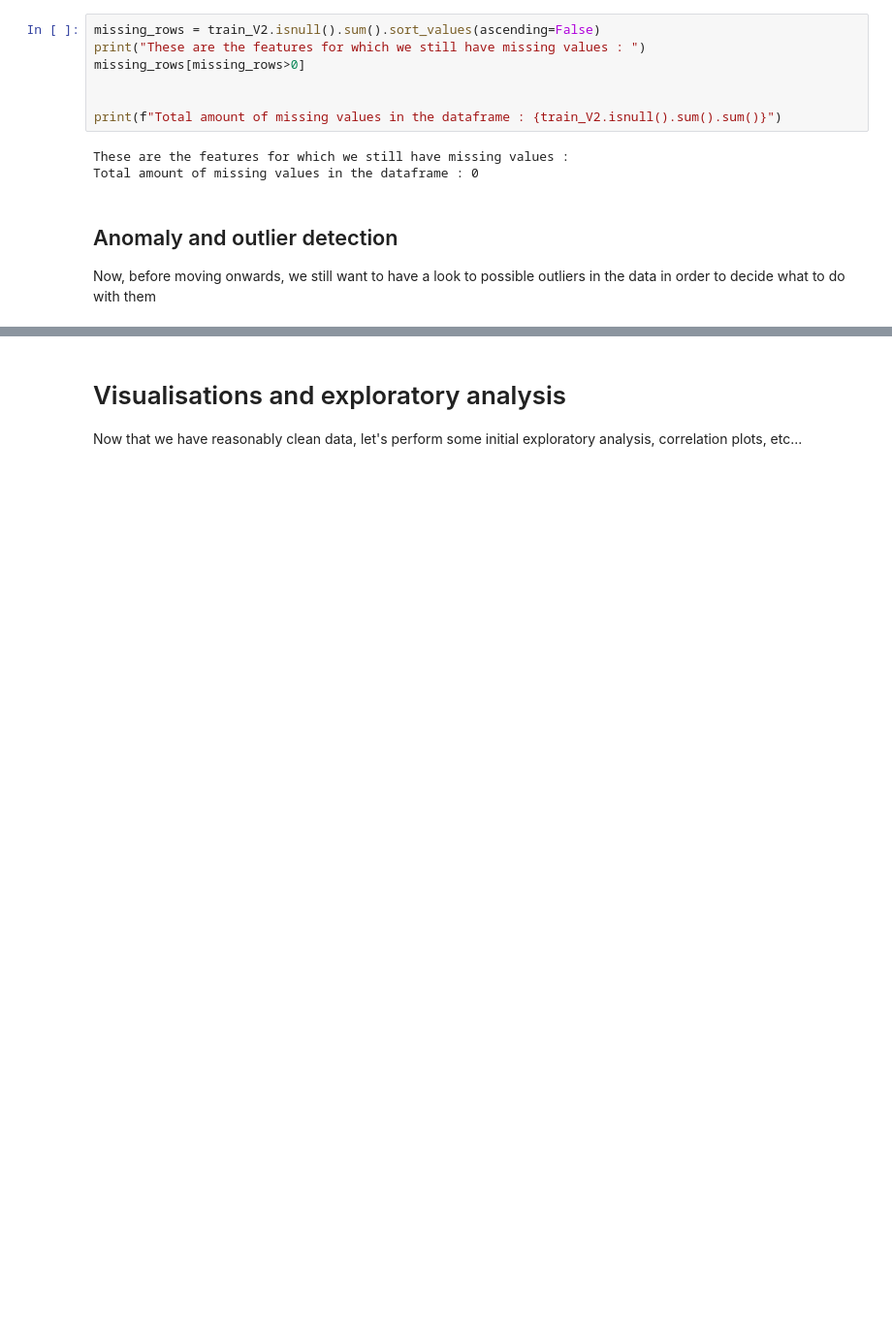
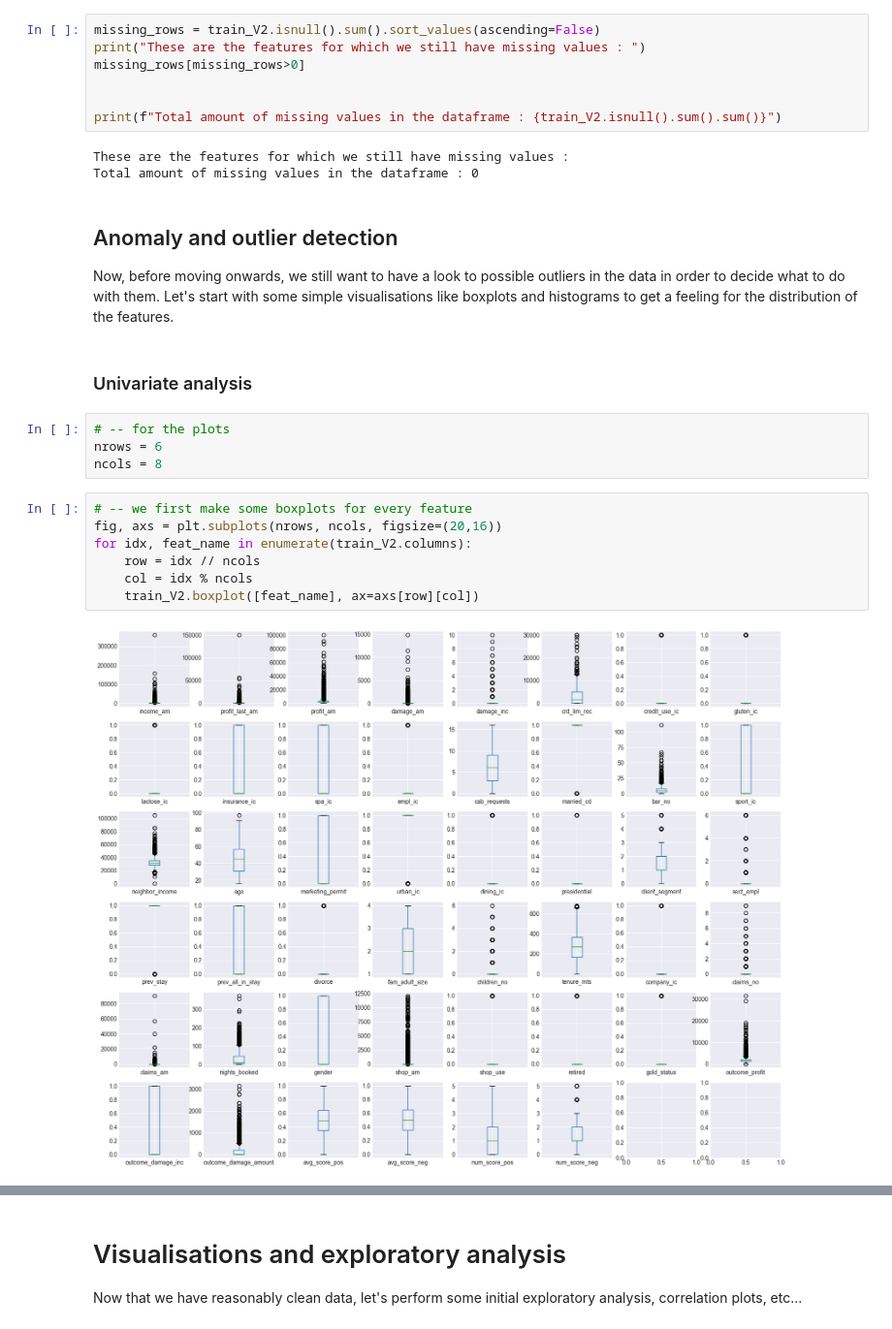
Before and after one commit to Marijkevandesteene/MachineLearning, a Jupyter notebook: ExamDataMining_Integrated.ipynb, the cells around one changed output, grey strips where cells are left out. Shown at 97% size. Drawn from its saved outputs; the diff is of its cells as text; blank space fills up the shorter version.

Commit message:
some more plots

```diff
--- a/ExamDataMining_Integrated.ipynb
+++ b/ExamDataMining_Integrated.ipynb
@@ -697,4 +700,19 @@ Total amount of missing values in the dataframe : 0
 # %% [markdown]
 ## Anomaly and outlier detection
 
-Now, before moving onwards, we still want to have a look to possible outliers in the data in order to decide what to do with them
+Now, before moving onwards, we still want to have a look to possible outliers in the data in order to decide what to do with them. Let's start with some simple visualisations like boxplots and histograms to get a feeling for the distribution of the features.
+# %% [markdown]
+### Univariate analysis
+# %%
+# -- for the plots
+nrows = 6
+ncols = 8
+# %%
+# -- we first make some boxplots for every feature
+fig, axs = plt.subplots(nrows, ncols, figsize=(20,16))
+for idx, feat_name in enumerate(train_V2.columns):
+    row = idx // ncols
+    col = idx % ncols
+    train_V2.boxplot([feat_name], ax=axs[row][col])
+# %% [output]
+[figure, added]
```
Also changed, not shown: parts of 18 cells of this notebook.
